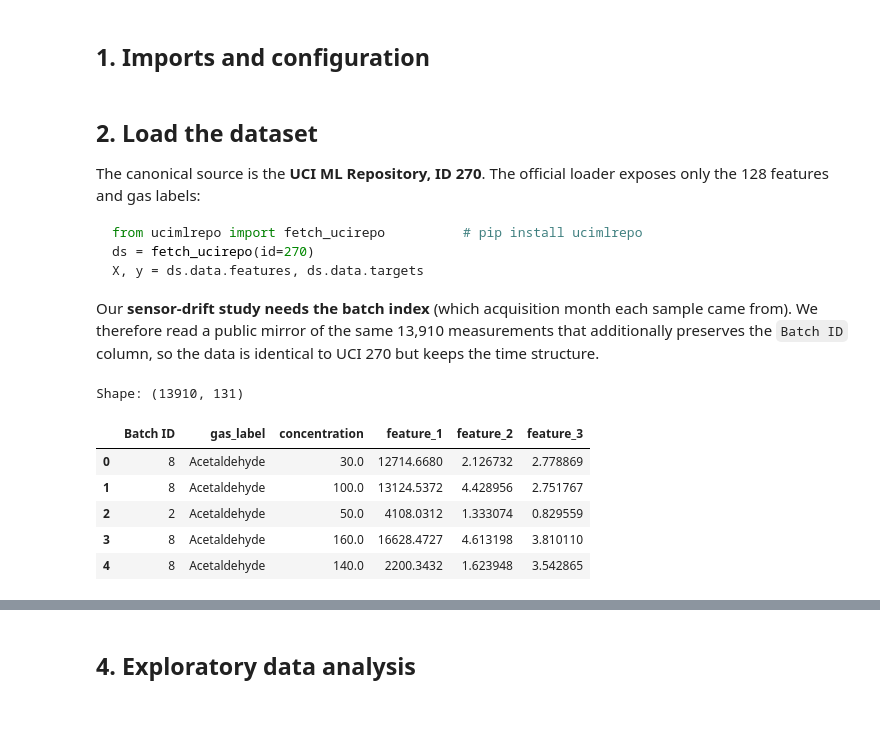
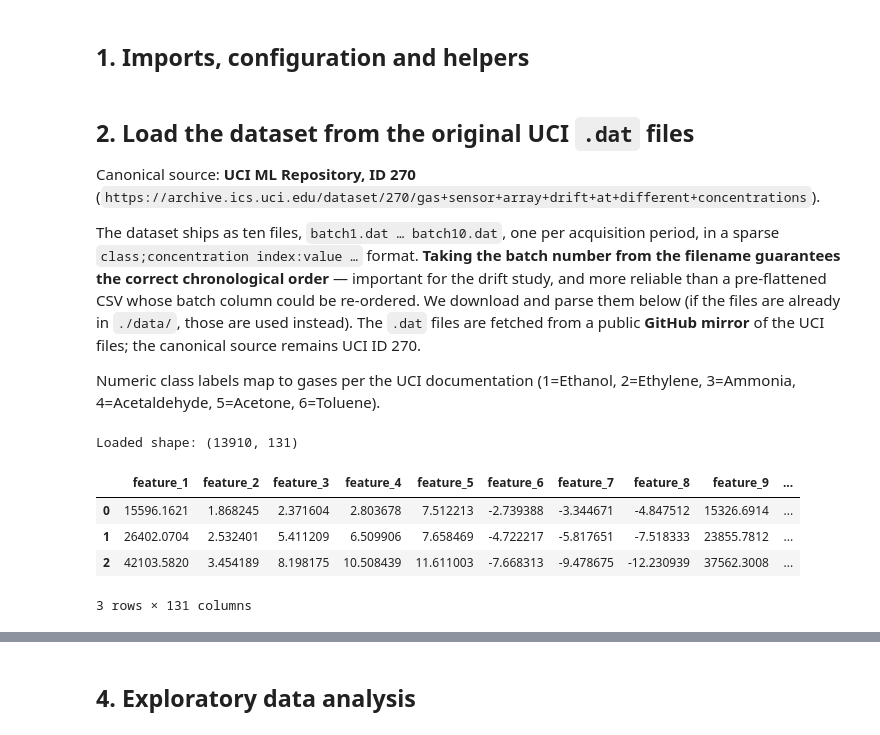
Before and after one commit to IT21361036/FML-Assignment, a Jupyter notebook: FML_Assignment.ipynb, the cells around one changed output, grey strips where cells are left out. Saved outputs shown, nothing was run; the diff lists cells and outputs as text; code cells hidden in the pictures.

````diff
--- a/FML_Assignment.ipynb
+++ b/FML_Assignment.ipynb
@@ -1,3 +1,3 @@
 # %% [markdown]
-## 1. Imports and configuration
+## 1. Imports, configuration and helpers
 # %%
@@ -45,33 +51,59 @@ def multiclass_scores(y_true, y_pred):
             "Macro-F1": f1_score(y_true, y_pred, average="macro"),
             "Balanced-Acc": balanced_accuracy_score(y_true, y_pred)}
 # %% [markdown]
-## 2. Load the dataset
+## 2. Load the dataset from the original UCI `.dat` files
 
-The canonical source is the **UCI ML Repository, ID 270**. The official loader exposes only
-the 128 features and gas labels:
+Canonical source: **UCI ML Repository, ID 270**
+(`https://archive.ics.uci.edu/dataset/270/gas+sensor+array+drift+at+different+concentrations`).
 
-```python
-from ucimlrepo import fetch_ucirepo          # pip install ucimlrepo
-ds = fetch_ucirepo(id=270)
-X, y = ds.data.features, ds.data.targets
-```
+The dataset ships as ten files, `batch1.dat … batch10.dat`, one per acquisition period, in a
+sparse `class;concentration index:value …` format. **Taking the batch number from the filename
+guarantees the correct chronological order** — important for the drift study, and more reliable
+than a pre-flattened CSV whose batch column could be re-ordered. We download and parse them
+below (if the files are already in `./data/`, those are used instead). The `.dat` files are fetched from a public **GitHub mirror** of the UCI files; the canonical source remains UCI ID 270.
 
-Our **sensor-drift study needs the batch index** (which acquisition month each sample came
-from). We therefore read a public mirror of the same 13,910 measurements that additionally
-preserves the `Batch ID` column, so the data is identical to UCI 270 but keeps the time
-structure.
+Numeric class labels map to gases per the UCI documentation
+(1=Ethanol, 2=Ethylene, 3=Ammonia, 4=Acetaldehyde, 5=Acetone, 6=Toluene).
 # %%
-URL = ("https://raw.githubusercontent.com/HakanKARASU/"
-       "Gas-Sensor-Array-Drift-Dataset/main/gas_sensor_data.csv")
-df = pd.read_csv(URL)
+GAS = {1:"Ethanol", 2:"Ethylene", 3:"Ammonia", 4:"Acetaldehyde", 5:"Acetone", 6:"Toluene"}
+BASE = "https://raw.githubusercontent.com/HakanKARASU/Gas-Sensor-Array-Drift-Dataset/main/"
 FEATURES = [f"feature_{i}" for i in range(1, 129)]
-print("Shape:", df.shape)
-df[["Batch ID", "gas_label", "concentration"] + FEATURES[:3]].head()
+
+def parse_dat(lines):
+    labels, concs, feats = [], [], []
+    for line in lines:
+        line = line.strip()
+        if not line:
+            continue
+        parts = line.split()
+        cls, conc = parts[0].split(";")            # 'class;concentration'
+        row = np.zeros(128)
+        for tok in parts[1:]:
+            idx, val = tok.split(":")
+            row[int(idx)-1] = float(val)
+        labels.append(int(cls)); concs.append(float(conc)); feats.append(row)
+    return np.array(feats), np.array(labels), np.array(concs)
+
+def load_batch(b):
+    local = Path("data")/f"batch{b}.dat"
+    if local.exists():
+        with open(local) as f: lines = f.readlines()
+    else:
+        lines = urllib.request.urlopen(BASE + f"batch{b}.dat").read().decode().splitlines()
+    X, y, conc = parse_dat(lines)
+    dfb = pd.DataFrame(X, columns=FEATURES)
+    dfb["gas"] = [GAS[c] for c in y]
+    dfb["batch"] = b                                # true chronological batch from filename
+    dfb["concentration"] = conc                     # METADATA only - never used as a predictor
+    return dfb
+
+df = pd.concat([load_batch(b) for b in range(1, 11)], ignore_index=True)
+print("Loaded shape:", df.shape)
+df.head(3)
 # %% [output]
-Shape: (13910, 131)
+Loaded shape: (13910, 131)
-|  | Batch ID | gas_label | concentration | feature_1 | feature_2 | feature_3 |
-| 0 | 8 | Acetaldehyde | 30.0 | 12714.6680 | 2.126732 | 2.778869 |
-| 1 | 8 | Acetaldehyde | 100.0 | 13124.5372 | 4.428956 | 2.751767 |
-| 2 | 2 | Acetaldehyde | 50.0 | 4108.0312 | 1.333074 | 0.829559 |
-| 3 | 8 | Acetaldehyde | 160.0 | 16628.4727 | 4.613198 | 3.810110 |
-| 4 | 8 | Acetaldehyde | 140.0 | 2200.3432 | 1.623948 | 3.542865 |
+|  | feature_1 | feature_2 | feature_3 | feature_4 | feature_5 | feature_6 | feature_7 | feature_8 | feature_9 | ... |
+| 0 | 15596.1621 | 1.868245 | 2.371604 | 2.803678 | 7.512213 | -2.739388 | -3.344671 | -4.847512 | 15326.6914 | ... |
+| 1 | 26402.0704 | 2.532401 | 5.411209 | 6.509906 | 7.658469 | -4.722217 | -5.817651 | -7.518333 | 23855.7812 | ... |
+| 2 | 42103.5820 | 3.454189 | 8.198175 | 10.508439 | 11.611003 | -7.668313 | -9.478675 | -12.230939 | 37562.3008 | ... |
+3 rows × 131 columns
````
Also changed, not shown: parts of 16 cells of this notebook.
